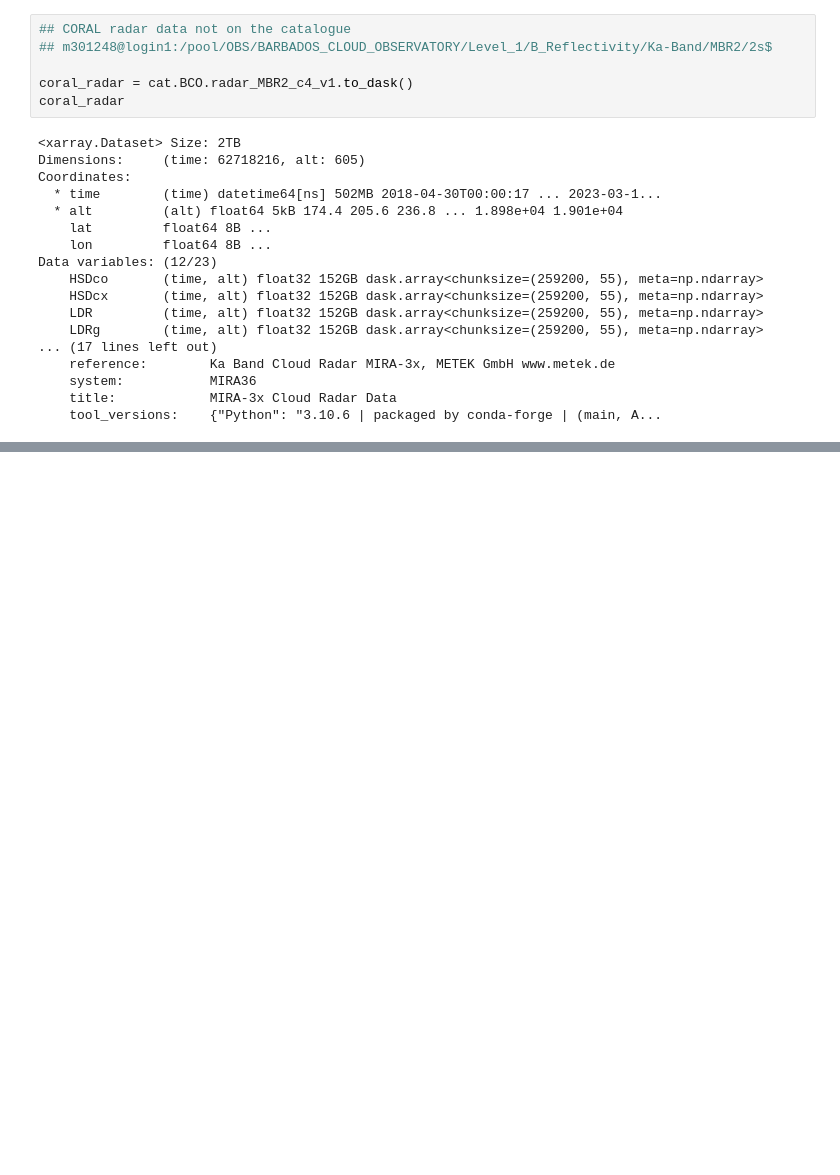
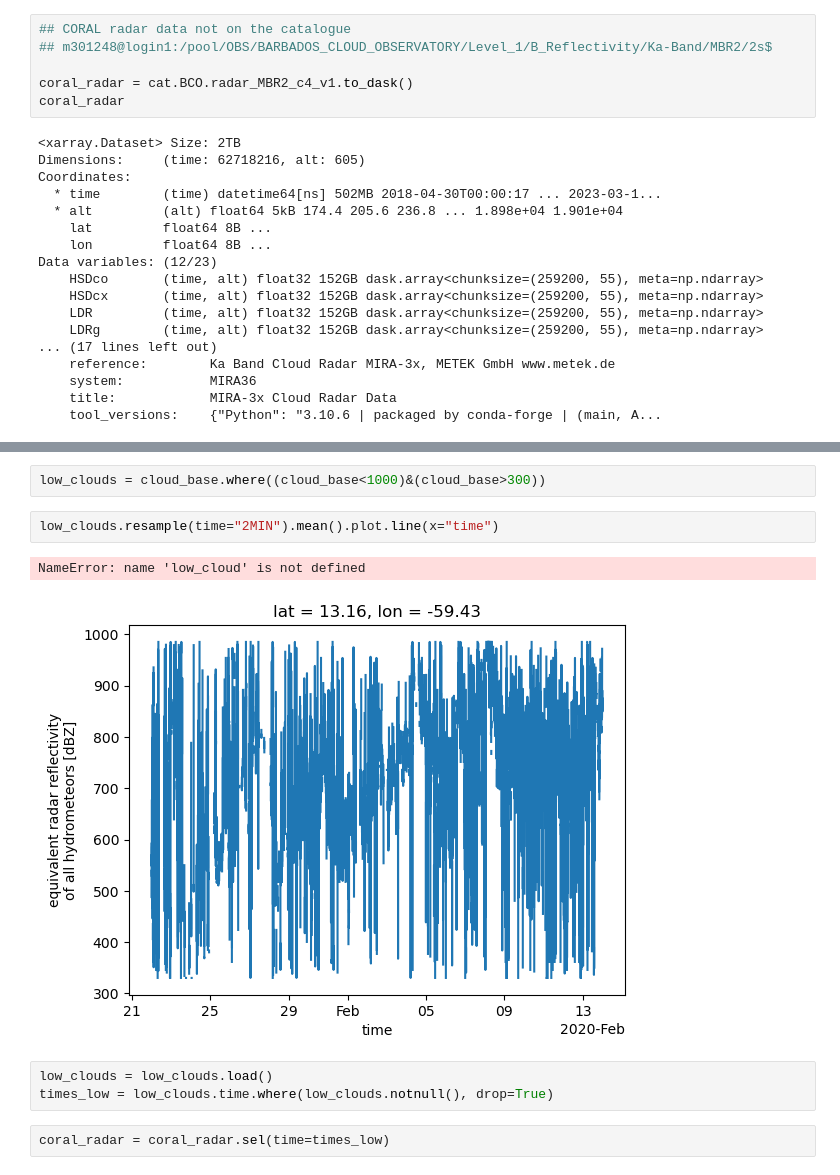
Before and after one commit to meteorologopazzo/BCO_observational, a Jupyter notebook: eurec4a_vs_orcestra_profiles.ipynb, the cells around one changed output, grey strips where cells are left out. Saved outputs shown, nothing was run; the diff lists cells and outputs as text; blank space fills up the shorter version.

```diff
--- a/eurec4a_vs_orcestra_profiles.ipynb
+++ b/eurec4a_vs_orcestra_profiles.ipynb
@@ -936,0 +1072,12 @@ ValueError: __resample_dim__ must not be empty
+# %%
+low_clouds = cloud_base.where((cloud_base<1000)&(cloud_base>300))
+# %%
+low_clouds.resample(time="2MIN").mean().plot.line(x="time")
+# %% [output]
+NameError: name 'low_cloud' is not defined
+[figure, added]
+# %%
+low_clouds = low_clouds.load()
+times_low = low_clouds.time.where(low_clouds.notnull(), drop=True)
+# %%
+coral_radar = coral_radar.sel(time=times_low)
```
Also changed, not shown: parts of 12 cells of this notebook, 3 other files.
